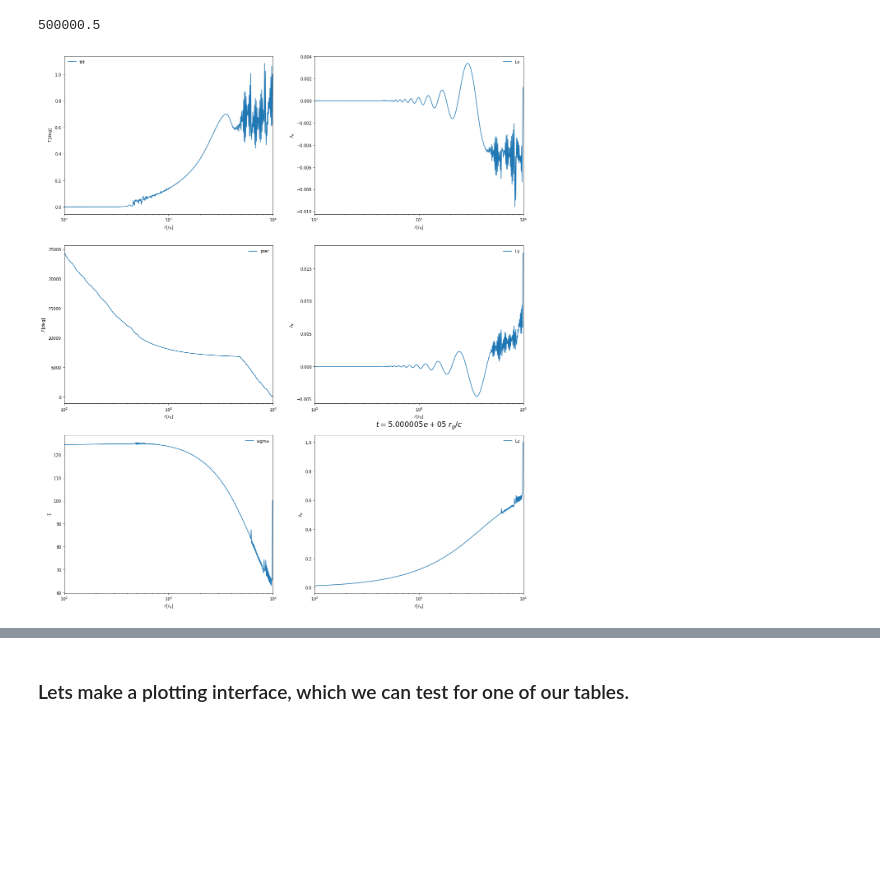
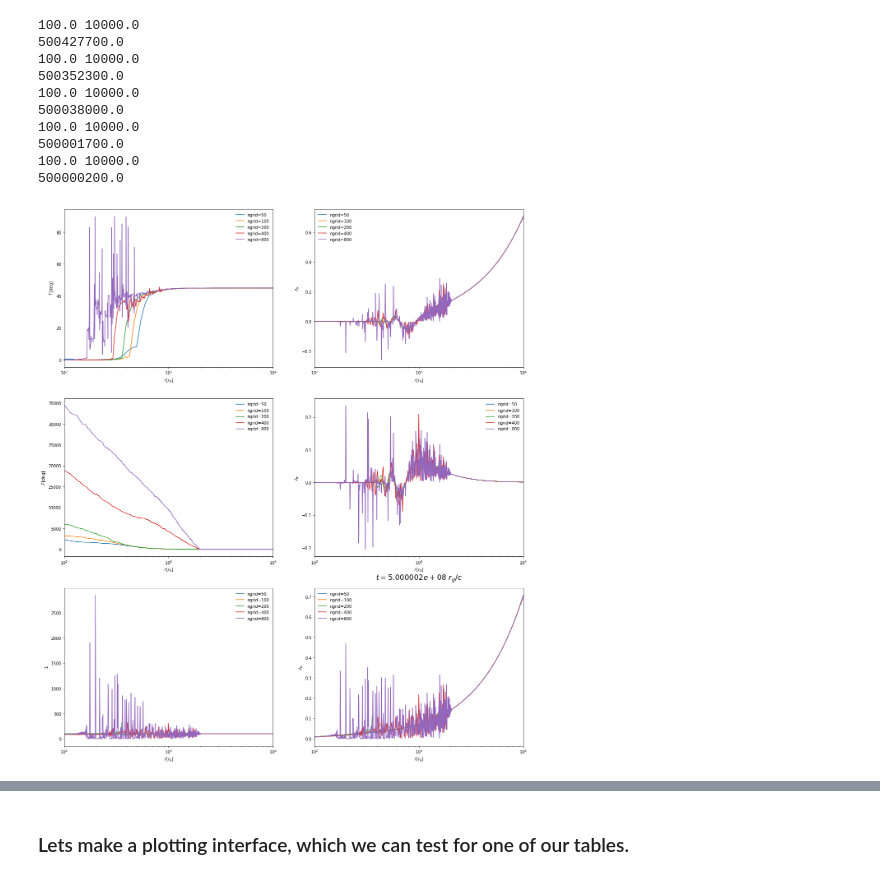
Before and after one commit to nomahen/twisted_disk_1d, a Jupyter notebook: notebooks/convergence_tests.ipynb, the cells around one changed output, grey strips where cells are left out. Drawn from its saved outputs; the diff is of its cells as text; code cells hidden in the pictures; blank space fills up the shorter version.

```diff
--- a/notebooks/convergence_tests.ipynb
+++ b/notebooks/convergence_tests.ipynb
@@ -29,11 +29,12 @@ prefs      = ['../outputs/tilt1_rmax1e4/n50/evolve_rmin60_rad_',
               '../outputs/tilt1_rmax1e4/n600/evolve_rmin60_rad_',
               '../outputs/tilt1_rmax1e4/n700/evolve_rmin60_rad_',
               '../outputs/tilt1_rmax1e4/n800/evolve_rmin60_rad_']'''
-data_ngrid = [50,100,200,300,400]#,500,600,700,800]
-prefs      = ['../outputs/tilt45_rmax1e4/n50/evolve_rmin60_rad_',
-              '../outputs/tilt45_rmax1e4/n100/evolve_rmin60_rad_',
-              '../outputs/tilt45_rmax1e4/n200/evolve_rmin60_rad_',
-              '../outputs/tilt45_rmax1e4/n400/evolve_rmin60_rad_']
+data_ngrid = [50,100,200,400,800]#,500,600,700,800]
+prefs      = ['../outputs/tilt45_rmax1e4_new/n50/evolve_rmin60_rad_',
+              '../outputs/tilt45_rmax1e4_new/n100/evolve_rmin60_rad_',
+              '../outputs/tilt45_rmax1e4_new/n200/evolve_rmin60_rad_',
+              '../outputs/tilt45_rmax1e4_new/n400/evolve_rmin60_rad_',
+              '../outputs/tilt45_rmax1e4_new/n800/evolve_rmin60_rad_']
 # ngrid, tgrid don't actually matter if we don't convert our coordinates
 ngrid = 1000
 tgrid = 1000
@@ -49,8 +50,8 @@ from matplotlib.collections import LineCollection
 from mpl_toolkits.axes_grid1 import make_axes_locatable
 
 def plot_interface_multi(table_list,ind):
-    grid_no    = [100,200,300,400,500]
-    labels     = ['ngrid=50','ngrid=100','ngrid=200','ngrid=300','ngrid=400','n500']
+    grid_no    = [50,100,200,400,800]
+    labels     = ['ngrid=50','ngrid=100','ngrid=200','ngrid=400','ngrid=800']
     fig, ax = plt.subplots(3,2,figsize=(20,24))
     for i,table in enumerate(table_list):
         plot_r = table["r"][:,ind]
@@ -65,8 +66,9 @@ def plot_interface_multi(table_list,ind):
 
         rmin = np.min(plot_r)
         rmax = np.max(plot_r)
+        print rmin,rmax
 
-        ax[0][0].plot(plot_r,plot_t)#,label=labels[i])
+        ax[0][0].plot(plot_r,plot_t,label=labels[i])
         ax[0][0].set_xlabel(r'$r\,[r_{\rm g}]$')
         ax[0][0].set_ylabel(r'$T\,[{\rm deg}]$')
         #ax[0][0].set_ylim(0,2)
@@ -74,7 +76,7 @@ def plot_interface_multi(table_list,ind):
         ax[0][0].set_xscale('log')
         ax[0][0].legend(frameon=False)
 
-        ax[1][0].plot(plot_r,plot_p)#,label=labels[i])
+        ax[1][0].plot(plot_r,plot_p,label=labels[i])
         ax[1][0].set_xlabel(r'$r\,[r_{\rm g}]$')
         ax[1][0].set_ylabel(r'$P\,[{\rm deg}]$')
         #ax[1][0].set_ylim(-1e-4,1e-4)
@@ -82,7 +84,7 @@ def plot_interface_multi(table_list,ind):
         ax[1][0].set_xscale('log')
         ax[1][0].legend(frameon=False)
 
-        ax[2][0].plot(plot_r,plot_d)#,label=labels[i])
+        ax[2][0].plot(plot_r,plot_d,label=labels[i])
         ax[2][0].set_xlabel(r'$r\,[r_{\rm g}]$')
         ax[2][0].set_ylabel(r'$\Sigma$')
         #ax[2][0].set_ylim(-1e-4,1e-4)
@@ -90,42 +92,51 @@ def plot_interface_multi(table_list,ind):
         ax[2][0].set_xscale('log')
         ax[2][0].legend(frameon=False)
 
-        ax[0][1].plot(plot_r,plot_Lx)#,label=labels[i])
+        ax[0][1].plot(plot_r,plot_Lx,label=labels[i])
         ax[0][1].set_xlabel(r'$r\,[r_{\rm g}]$')
         ax[0][1].set_ylabel(r'$\Lambda_x$')
         #ax[0][1].set_ylim(0,50000)
         ax[0][1].set_xlim(rmin,rmax)
         ax[0][1].set_xscale('log')
         ax[0][1].legend(frameon=False)
         #ax[0][1].set_yscale('log')
 
-        ax[1][1].plot(plot_r,plot_Ly)#,label=labels[i])
+        ax[1][1].plot(plot_r,plot_Ly,label=labels[i])
         ax[1][1].set_xlabel(r'$r\,[r_{\rm g}]$')
         ax[1][1].set_ylabel(r'$\Lambda_y$')
         #ax[1][1].set_ylim(-50,1)
         ax[1][1].set_xlim(rmin,rmax)
         ax[1][1].set_xscale('log')
         ax[1][1].legend(frameon=False)
 
-        ax[2][1].plot(plot_r,plot_Lz)#,label=labels[i])
+        ax[2][1].plot(plot_r,plot_Lz,label=labels[i])
         ax[2][1].set_xlabel(r'$r\,[r_{\rm g}]$')
         ax[2][1].set_ylabel(r'$\Lambda_z$')
         #ax[2][1].set_ylim(-1e-3,1e-3)
         ax[2][1].set_xlim(rmin,rmax)
         ax[2][1].set_xscale('log')
         ax[2][1].legend(frameon=False)
         print time
 
 
     plt.title(r"$t = %e \,\,r_g/c$" % time,fontsize=18,pad=20)
 
 
     return fig
-fig = plot_interface_multi(full_data[-1:],-1)
+fig = plot_interface_multi(full_data[:5],-1)
 plt.show()
 # %% [output]
-500000.5
+100.0 10000.0
+500427700.0
+100.0 10000.0
+500352300.0
+100.0 10000.0
+500038000.0
+100.0 10000.0
+500001700.0
+100.0 10000.0
+500000200.0
-[figure, old version]
+[figure, new version]
 # %%
 def map_cell_volume(x,field,xmin,xmax):
     dx_base  = xmax - xmin
```
Also changed, not shown: parts of 1 cell of this notebook, 5 other files.
